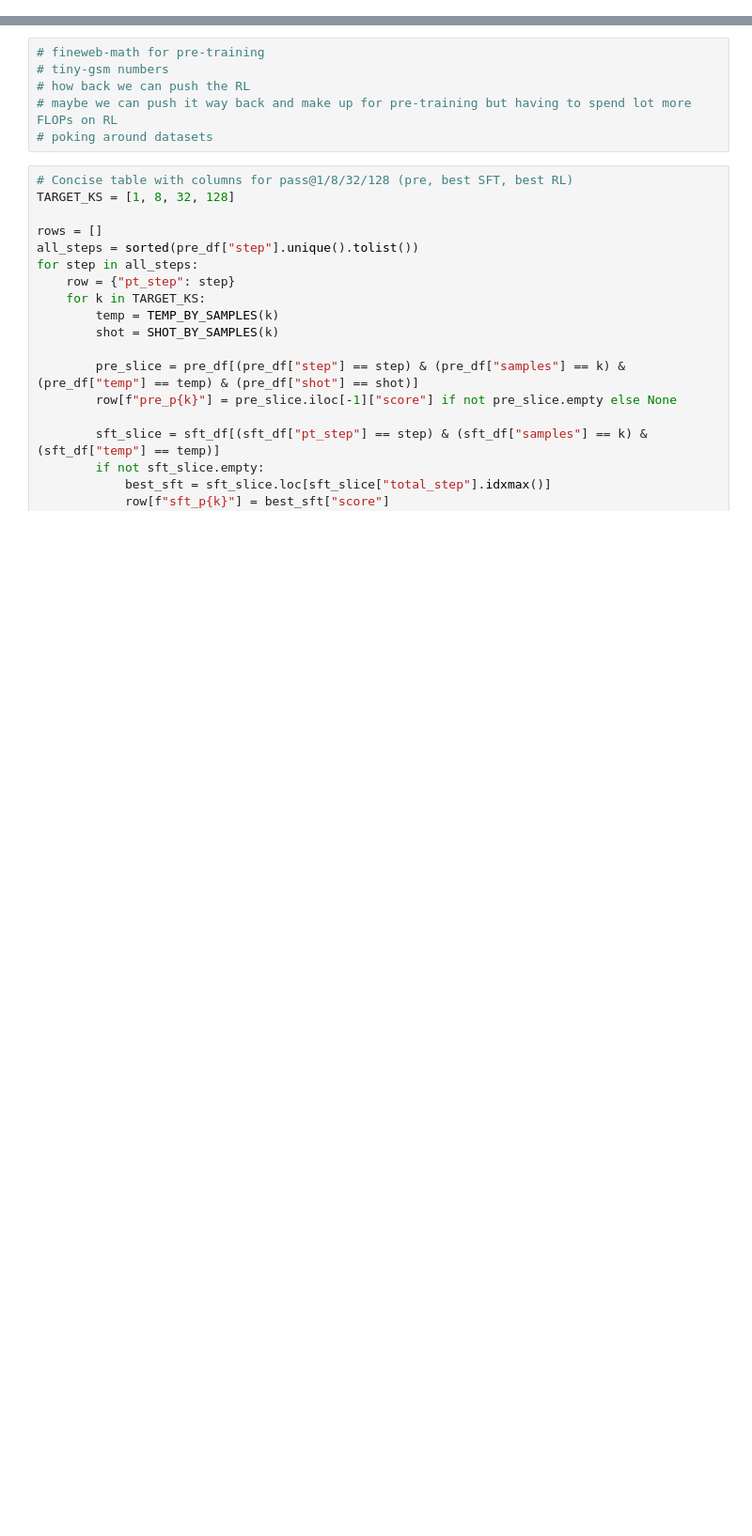
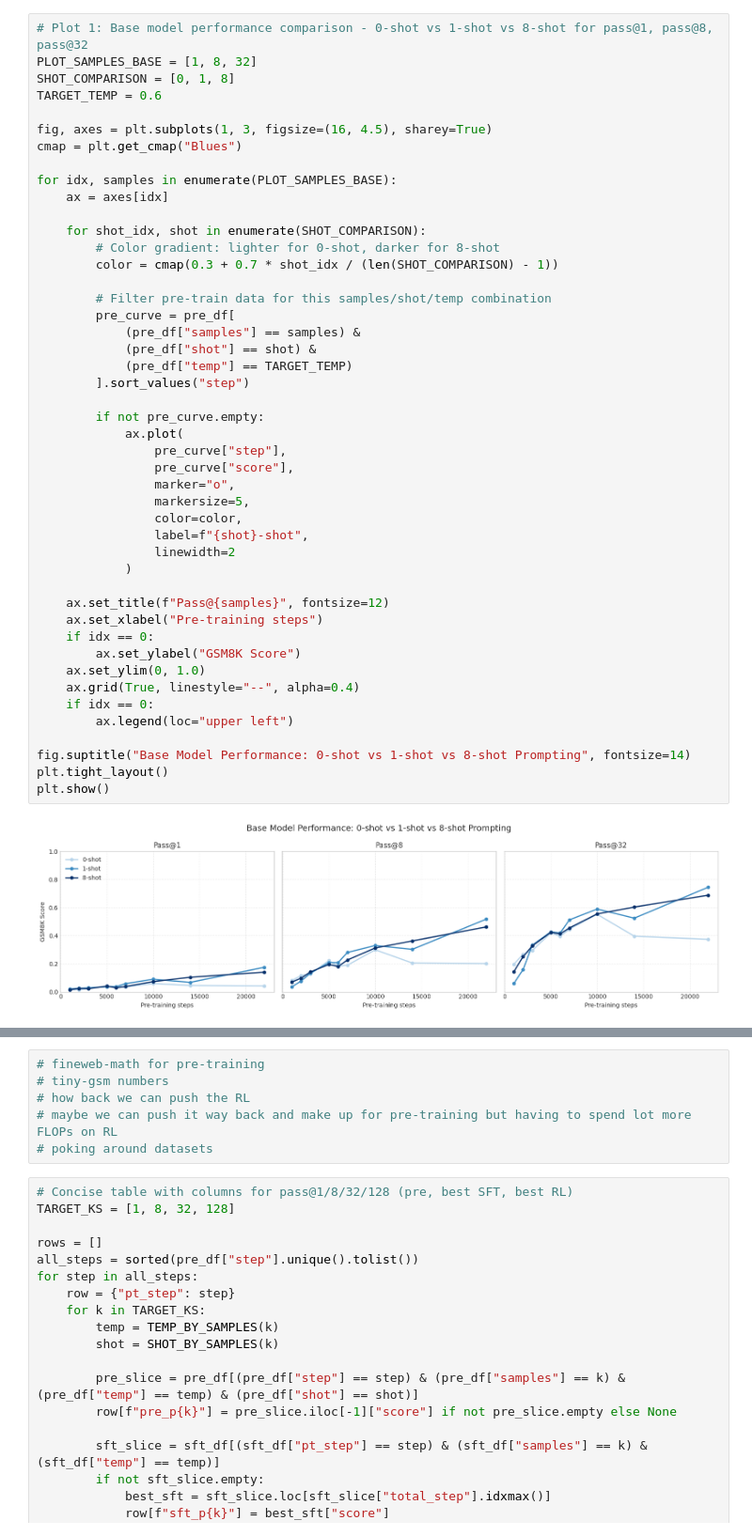
Before and after one commit to RachitBansal/verl, a Jupyter notebook: notebooks/plot_eval_results.ipynb, the cells around one changed output, grey strips where cells are left out. Shown at 94% size. Drawn from its saved outputs; the diff is of its cells as text; blank space fills up the shorter version.

```diff
--- a/notebooks/plot_eval_results.ipynb
+++ b/notebooks/plot_eval_results.ipynb
@@ -368,0 +445,48 @@ else:
+# %%
+# Plot 1: Base model performance comparison - 0-shot vs 1-shot vs 8-shot for pass@1, pass@8, pass@32
+PLOT_SAMPLES_BASE = [1, 8, 32]
+SHOT_COMPARISON = [0, 1, 8]
+TARGET_TEMP = 0.6
+
+fig, axes = plt.subplots(1, 3, figsize=(16, 4.5), sharey=True)
+cmap = plt.get_cmap("Blues")
+
+for idx, samples in enumerate(PLOT_SAMPLES_BASE):
+    ax = axes[idx]
+
+    for shot_idx, shot in enumerate(SHOT_COMPARISON):
+        # Color gradient: lighter for 0-shot, darker for 8-shot
+        color = cmap(0.3 + 0.7 * shot_idx / (len(SHOT_COMPARISON) - 1))
+
+        # Filter pre-train data for this samples/shot/temp combination
+        pre_curve = pre_df[
+            (pre_df["samples"] == samples) &
+            (pre_df["shot"] == shot) &
+            (pre_df["temp"] == TARGET_TEMP)
+        ].sort_values("step")
+
+        if not pre_curve.empty:
+            ax.plot(
+                pre_curve["step"],
+                pre_curve["score"],
+                marker="o",
+                markersize=5,
+                color=color,
+                label=f"{shot}-shot",
+                linewidth=2
+            )
+
+    ax.set_title(f"Pass@{samples}", fontsize=12)
+    ax.set_xlabel("Pre-training steps")
+    if idx == 0:
+        ax.set_ylabel("GSM8K Score")
+    ax.set_ylim(0, 1.0)
+    ax.grid(True, linestyle="--", alpha=0.4)
+    if idx == 0:
+        ax.legend(loc="upper left")
+
+fig.suptitle("Base Model Performance: 0-shot vs 1-shot vs 8-shot Prompting", fontsize=14)
+plt.tight_layout()
+plt.show()
+# %% [output]
+[figure, added]
```
Also changed, not shown: parts of 12 cells of this notebook, 6 other files.
